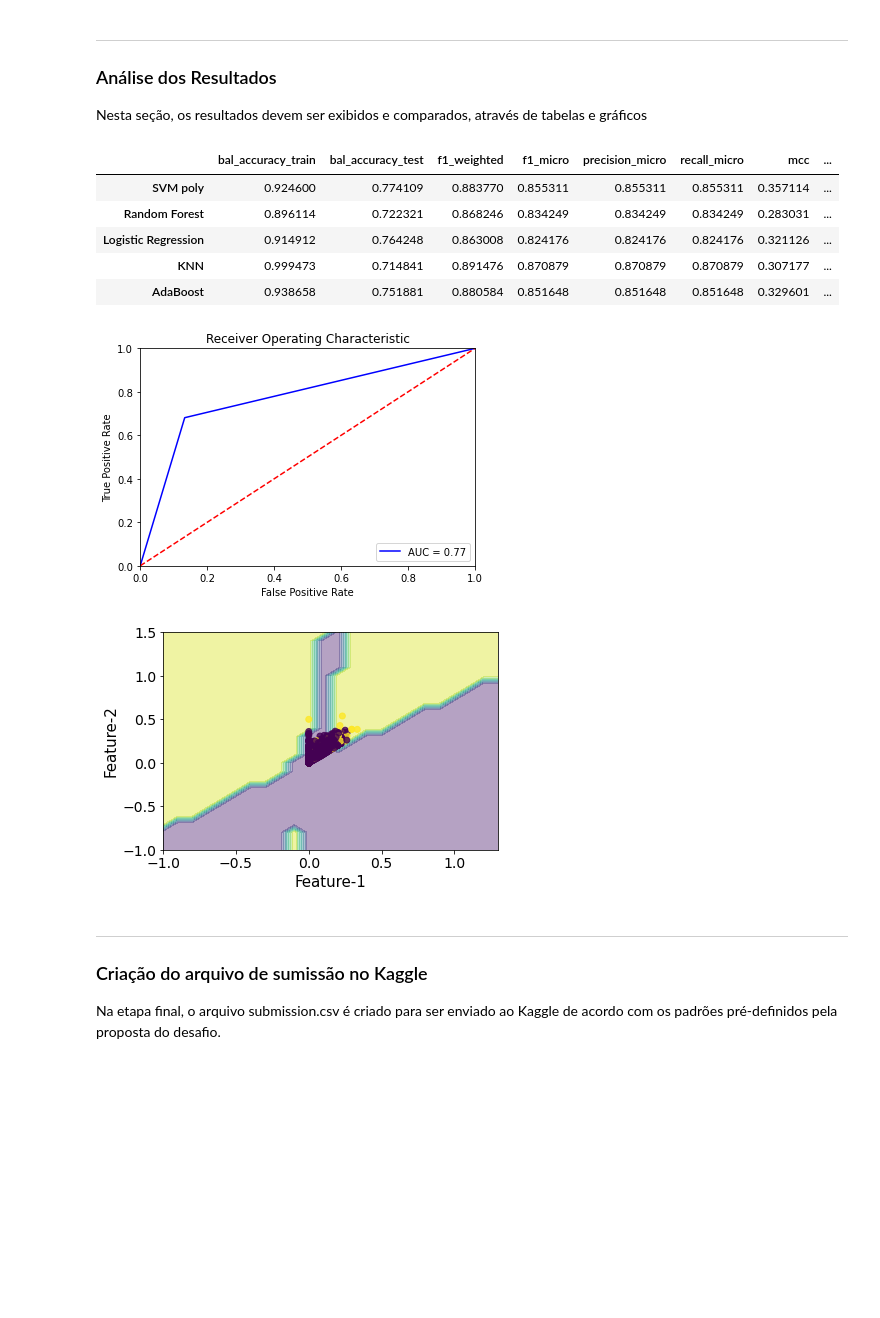
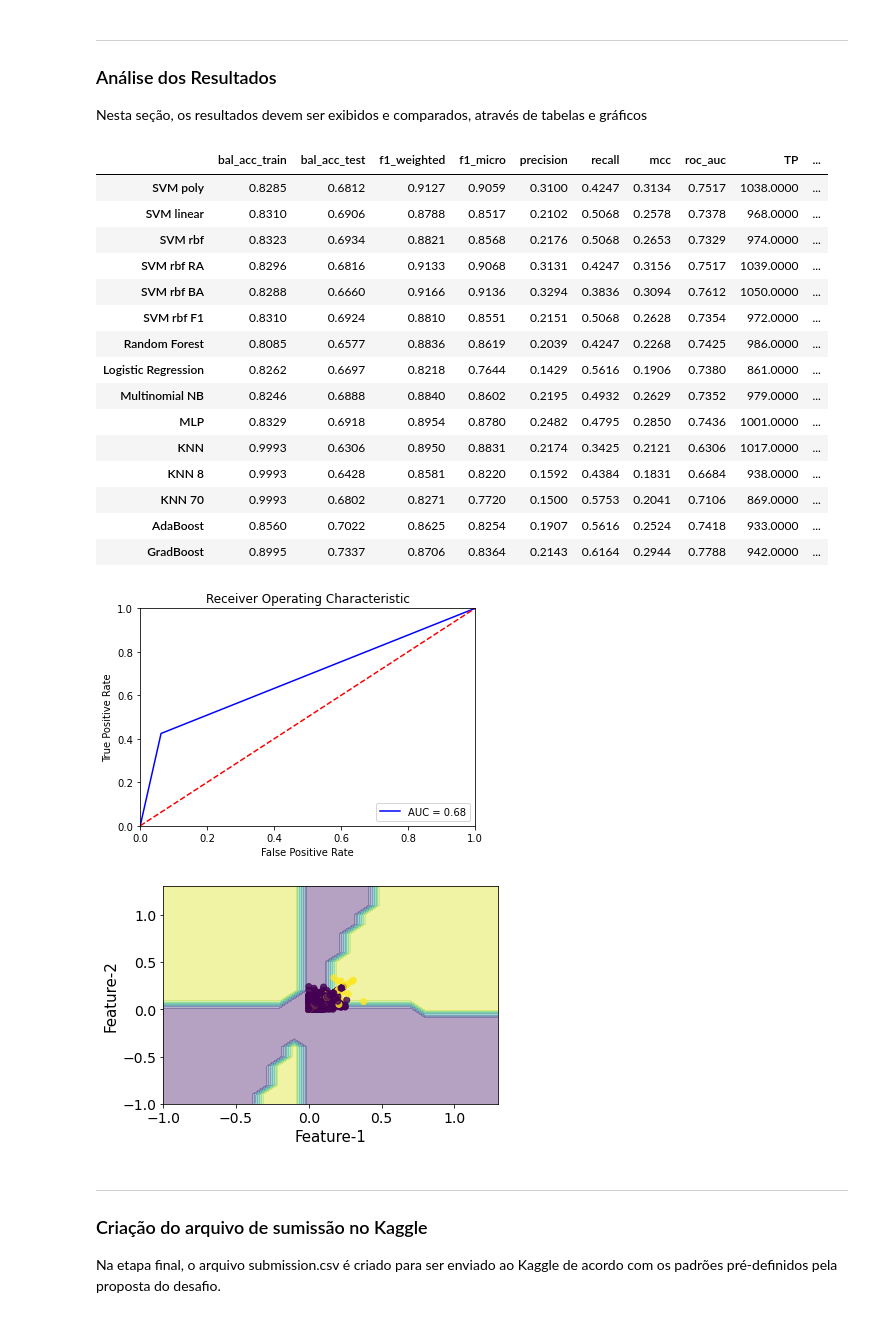
Before and after one commit to egnascimento/PhishingClassifier, a Jupyter notebook: PhishingClassifier-Cleaning.ipynb, the cells around one changed output. Saved outputs shown, nothing was run; the diff lists cells and outputs as text; code cells hidden in the pictures; blank space fills up the shorter version.

```diff
--- a/PhishingClassifier-Cleaning.ipynb
+++ b/PhishingClassifier-Cleaning.ipynb
@@ -107,7 +107,7 @@ feature_cols.remove('classe')
 
 # Seleciona os melhores atritubos para treinametno do algoritmo de classificação
 print('Selecionando melhores features....................................')
-selector = SelectKBest(f_classif, k=20).fit(
+selector = SelectKBest(f_classif, k=5).fit(
     input_dataset.loc[(input_dataset['classe'] == -1) | (input_dataset['classe'] == 1), feature_cols].values,
     input_dataset.loc[(input_dataset['classe'] == -1) | (input_dataset['classe'] == 1),'classe'].values)
 features_mask = selector.get_support()
@@ -310,19 +308,20 @@ results = pd.DataFrame()
 
 model_list = [
     ['SVM poly', svm.SVC(kernel='poly', class_weight='balanced', decision_function_shape='ovr', probability=True,random_state=1), 0],
- #   ['SVM linear', svm.SVC(kernel='linear', C=100, class_weight='balanced', decision_function_shape='ovr', probability=True,random_state=1), 0],
- #   ['SVM rbf', svm.SVC(kernel='rbf', C=1000, gamma=0.0001, class_weight='balanced', decision_function_shape='ovr', probability=True,random_state=1), 0],
- #   ['SVM rbf_ra', svm.SVC(kernel='rbf', C=10, gamma='scale', class_weight='balanced', decision_function_shape='ovr', probability=True,random_state=1), 0],
- #   ['SVM rbf_ba', svm.SVC(kernel='rbf', C=400, gamma='scale', class_weight='balanced', decision_function_shape='ovr', probability=True,random_state=1), 0],
- #   ['SVM rbf_f1', svm.SVC(kernel='rbf', C=600, gamma=0.001, class_weight='balanced', decision_function_shape='ovr', probability=True,random_state=1), 0],
+    ['SVM linear', svm.SVC(kernel='linear', C=100, class_weight='balanced', decision_function_shape='ovr', probability=True,random_state=1), 0],
+    ['SVM rbf', svm.SVC(kernel='rbf', C=1000, gamma=0.0001, class_weight='balanced', decision_function_shape='ovr', probability=True,random_state=1), 0],
+    ['SVM rbf RA', svm.SVC(kernel='rbf', C=10, gamma='scale', class_weight='balanced', decision_function_shape='ovr', probability=True,random_state=1), 0],
+    ['SVM rbf BA', svm.SVC(kernel='rbf', C=400, gamma='scale', class_weight='balanced', decision_function_shape='ovr', probability=True,random_state=1), 0],
+    ['SVM rbf F1', svm.SVC(kernel='rbf', C=600, gamma=0.001, class_weight='balanced', decision_function_shape='ovr', probability=True,random_state=1), 0],
     ['Random Forest', RandomForestClassifier(max_depth=2, class_weight='balanced', random_state=1), 0],
     ['Logistic Regression', LogisticRegression(random_state=1, class_weight='balanced', max_iter=15000), 0],
- #   ['Multinomial NB', MultinomialNB(), 0],
+    ['Multinomial NB', MultinomialNB(), 0],
+    ['MLP', MLPClassifier( alpha=1e-5, hidden_layer_sizes=(600,), random_state=1, max_iter=5000, ), 0],
     ['KNN', KNeighborsClassifier(n_neighbors=1, leaf_size=4, weights='distance'), 0],
+    ['KNN 8', KNeighborsClassifier(n_neighbors=8, leaf_size=4, weights='distance'), 0],
+    ['KNN 70', KNeighborsClassifier(n_neighbors=70, leaf_size=1, weights='distance'), 0],
     ['AdaBoost', AdaBoostClassifier(n_estimators=100, random_state=0), 0],
- #   ['GradBoost', GradientBoostingClassifier(random_state=0), 0],
- #   ['KNN3', KNeighborsClassifier(n_neighbors=1, leaf_size=4, weights='distance'), 0],
- #   ['KNN8', KNeighborsClassifier(n_neighbors=70, leaf_size=1, weights='distance'), 0],
+    ['GradBoost', GradientBoostingClassifier(random_state=0), 0],
 ]
 
 # Pré balanceamento dos dados utilizando a técnica de oversampling
@@ -393,39 +395,50 @@ Nesta seção, os resultados devem ser exibidos e comparados, através de tabela
 # %%
 from scripts import analise_resultados
 
 submit_preference_score = 'SVM poly'
 
 for model in model_list:
     if model[0]==submit_preference_score:
         best_model = model[1]
 
 
 def highlight_max(s):
     '''
     highlight the maximum in a Series yellow.
     '''
     is_max = s == s.max()
 
     return ['background-color: yellow' if v else '' for v in is_max]
 
+pd.set_option('precision', 4)
 results_highlited = results.style.apply(highlight_max)
 display(results_highlited)
 
 y_pred = best_model.predict(X_test)
 analise_resultados.print_rocauc_curve(y_test, y_pred)
 analise_resultados.plot_decision_boundaries(X_train, y_train, svm.SVC, kernel='poly', class_weight='balanced', decision_function_shape='ovr', probability=True,random_state=1)
 
 
 utils.beep(3, 1000)
 # %% [output]
-|  | bal_accuracy_train | bal_accuracy_test | f1_weighted | f1_micro | precision_micro | recall_micro | mcc | ... |
-| SVM poly | 0.924600 | 0.774109 | 0.883770 | 0.855311 | 0.855311 | 0.855311 | 0.357114 | ... |
-| Random Forest | 0.896114 | 0.722321 | 0.868246 | 0.834249 | 0.834249 | 0.834249 | 0.283031 | ... |
-| Logistic Regression | 0.914912 | 0.764248 | 0.863008 | 0.824176 | 0.824176 | 0.824176 | 0.321126 | ... |
-| KNN | 0.999473 | 0.714841 | 0.891476 | 0.870879 | 0.870879 | 0.870879 | 0.307177 | ... |
-| AdaBoost | 0.938658 | 0.751881 | 0.880584 | 0.851648 | 0.851648 | 0.851648 | 0.329601 | ... |
+|  | bal_acc_train | bal_acc_test | f1_weighted | f1_micro | precision | recall | mcc | roc_auc | TP | ... |
+| SVM poly | 0.8285 | 0.6812 | 0.9127 | 0.9059 | 0.3100 | 0.4247 | 0.3134 | 0.7517 | 1038.0000 | ... |
+| SVM linear | 0.8310 | 0.6906 | 0.8788 | 0.8517 | 0.2102 | 0.5068 | 0.2578 | 0.7378 | 968.0000 | ... |
+| SVM rbf | 0.8323 | 0.6934 | 0.8821 | 0.8568 | 0.2176 | 0.5068 | 0.2653 | 0.7329 | 974.0000 | ... |
+| SVM rbf RA | 0.8296 | 0.6816 | 0.9133 | 0.9068 | 0.3131 | 0.4247 | 0.3156 | 0.7517 | 1039.0000 | ... |
+| SVM rbf BA | 0.8288 | 0.6660 | 0.9166 | 0.9136 | 0.3294 | 0.3836 | 0.3094 | 0.7612 | 1050.0000 | ... |
+| SVM rbf F1 | 0.8310 | 0.6924 | 0.8810 | 0.8551 | 0.2151 | 0.5068 | 0.2628 | 0.7354 | 972.0000 | ... |
+| Random Forest | 0.8085 | 0.6577 | 0.8836 | 0.8619 | 0.2039 | 0.4247 | 0.2268 | 0.7425 | 986.0000 | ... |
+| Logistic Regression | 0.8262 | 0.6697 | 0.8218 | 0.7644 | 0.1429 | 0.5616 | 0.1906 | 0.7380 | 861.0000 | ... |
+| Multinomial NB | 0.8246 | 0.6888 | 0.8840 | 0.8602 | 0.2195 | 0.4932 | 0.2629 | 0.7352 | 979.0000 | ... |
+| MLP | 0.8329 | 0.6918 | 0.8954 | 0.8780 | 0.2482 | 0.4795 | 0.2850 | 0.7436 | 1001.0000 | ... |
+| KNN | 0.9993 | 0.6306 | 0.8950 | 0.8831 | 0.2174 | 0.3425 | 0.2121 | 0.6306 | 1017.0000 | ... |
+| KNN 8 | 0.9993 | 0.6428 | 0.8581 | 0.8220 | 0.1592 | 0.4384 | 0.1831 | 0.6684 | 938.0000 | ... |
+| KNN 70 | 0.9993 | 0.6802 | 0.8271 | 0.7720 | 0.1500 | 0.5753 | 0.2041 | 0.7106 | 869.0000 | ... |
+| AdaBoost | 0.8560 | 0.7022 | 0.8625 | 0.8254 | 0.1907 | 0.5616 | 0.2524 | 0.7418 | 933.0000 | ... |
+| GradBoost | 0.8995 | 0.7337 | 0.8706 | 0.8364 | 0.2143 | 0.6164 | 0.2944 | 0.7788 | 942.0000 | ... |
-[figure, old version]
+[figure, new version]
-[figure, old version]
+[figure, new version]
 # %% [markdown]
 ---
 ### Criação do arquivo de sumissão no Kaggle
```
Also changed, not shown: parts of 5 cells of this notebook, 1 other file.
